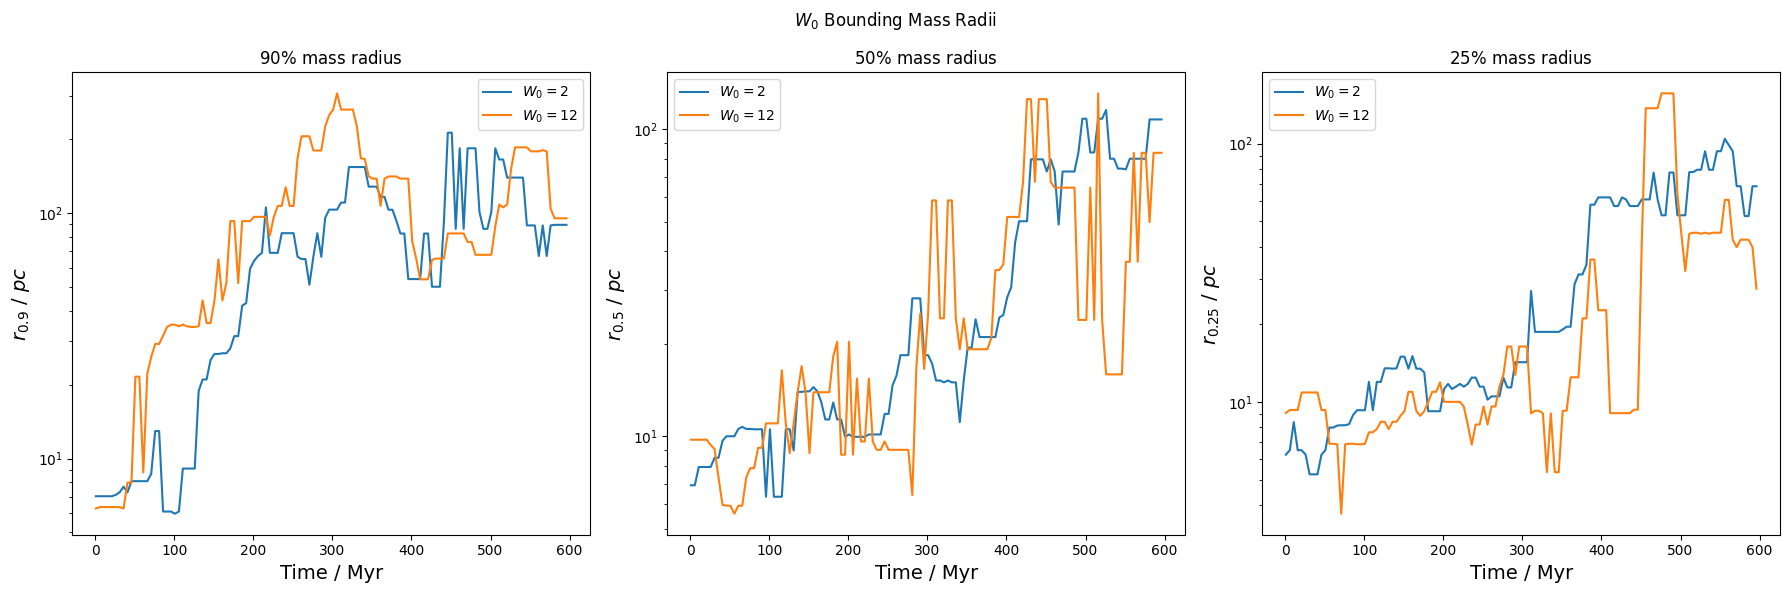
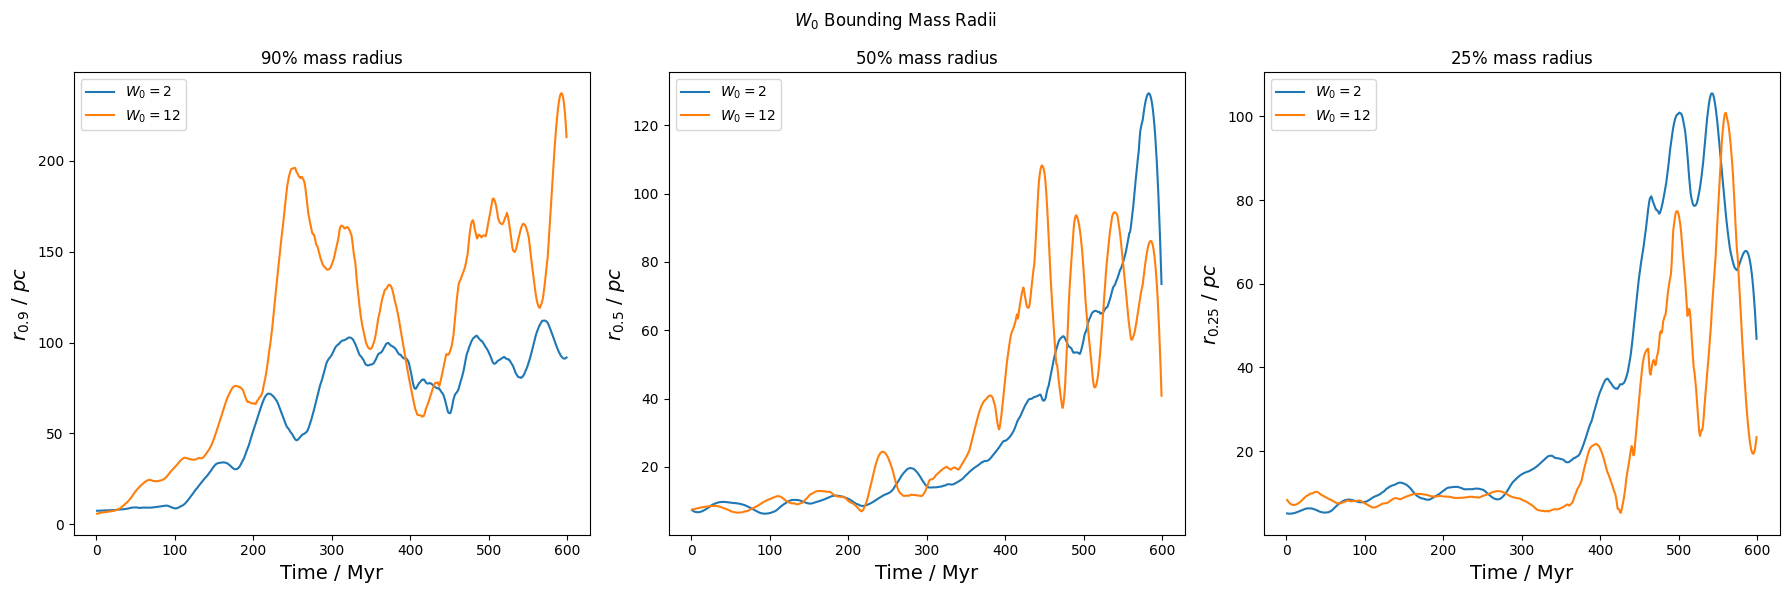
Code edit (unified diff) that turned the first committed figure into the second:
--- before
+++ after
@@ -1,6 +1,6 @@
 fig, axes = plt.subplots(1, len(fractions), figsize=(6*len(fractions), 6))
 run_label = 'W_0'
-smoothing_width = 50  # Myr
-runs = [2, 12]
+median_width = 25 # Myr
+savgol_width = 50
 
 for run, df in bounding_df_by_run_w0.items():
@@ -8,6 +8,8 @@
         continue
 
-    window = int(round(smoothing_width / np.median(np.diff(df['time']))))
-    radii_smooth = median_filter(df[fractions], size=(window, 1))
+    #window = int(round(smoothing_width / np.median(np.diff(df['time']))))
+    radii_clipped = median_filter(df[fractions], size=(median_width, 1))
+
+    radii_smooth = savgol_filter(radii_clipped, savgol_width, 3, axis=0)
 
     for i, frac in enumerate(fractions):
@@ -17,5 +19,7 @@
         axes[i].set_ylabel(fr'$r_{{{frac}}}\ /\ pc$', fontsize=14)
         axes[i].legend()
-        axes[i].set_yscale('log')
+        #axes[i].set_yscale('log')
+
+        #axes[i].set_ylim([1,500])
 
 plt.suptitle(fr'${{{run_label}}}$ Bounding Mass Radii')

Commit: add runs option to get runs data